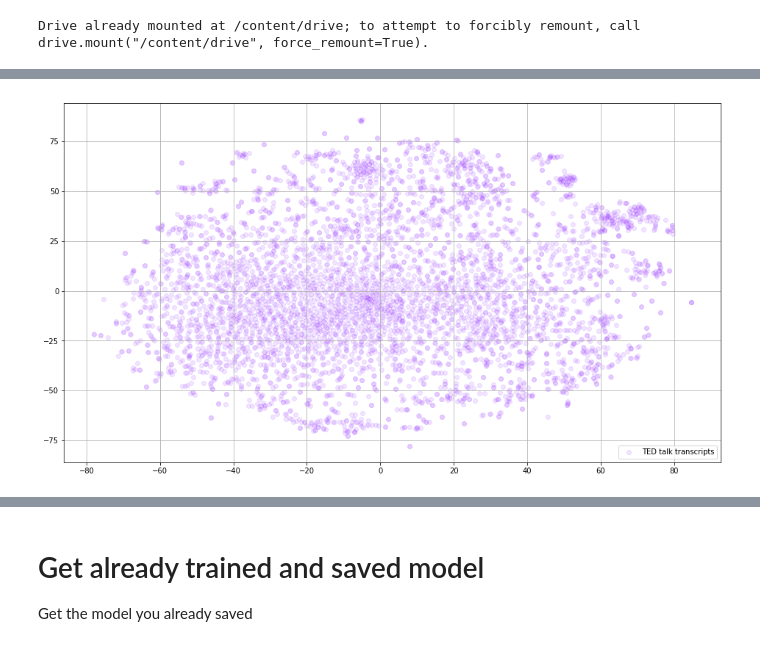
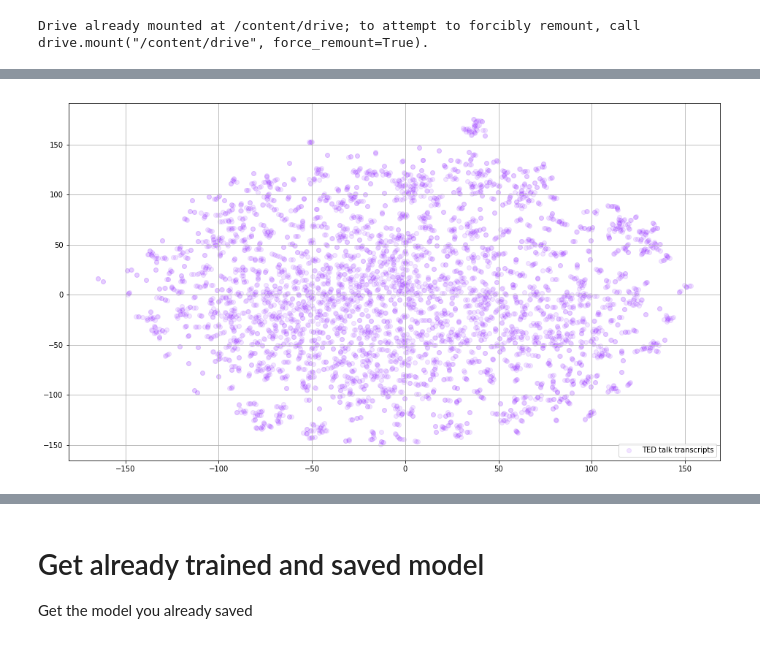
Before and after one commit to mekiii/word2vec, a Jupyter notebook: word_embeddings_2.ipynb, the cells around one changed output, grey strips where cells are left out. Cells and saved outputs as stored; diff of their text form; code cells hidden in the pictures.

```diff
--- a/word_embeddings_2.ipynb
+++ b/word_embeddings_2.ipynb
@@ -371,35 +348,35 @@ INFO - 11:04:52: saved /content/drive/My Drive/Colab Notebooks/word2vec-50size.m
 from sklearn.manifold import TSNE
 import numpy as np
 import matplotlib.pyplot as plt
 import matplotlib.cm as cm
 % matplotlib inline
 
 words_ak = []
 embeddings_ak = []
 for word in list(w2v_model.wv.vocab):
     embeddings_ak.append(w2v_model.wv[word])
     words_ak.append(word)
 
-tsne_ak_2d = TSNE(perplexity=30, n_components=2, init='pca', n_iter=3500, random_state=32)
+tsne_ak_2d = TSNE(perplexity=5, n_components=2, init='pca', n_iter=3500, random_state=32)
 embeddings_ak_2d = tsne_ak_2d.fit_transform(embeddings_ak)
 
 def tsne_plot_2d(label, embeddings, words=[], a=1):
     plt.figure(figsize=(16, 9))
     colors = cm.rainbow(np.linspace(0, 1, 1))
     x = embeddings[:,0]
     y = embeddings[:,1]
     plt.scatter(x, y, c=colors, alpha=a, label=label)
     for i, word in enumerate(words):
         plt.annotate(word, alpha=0.3, xy=(x[i], y[i]), xytext=(5, 2),
                      textcoords='offset points', ha='right', va='bottom', size=10)
     plt.legend(loc=4)
     plt.grid(True)
     plt.savefig("hhh.png", format='png', dpi=150, bbox_inches='tight')
     plt.show()
 
 tsne_plot_2d('TED talk transcripts', embeddings_ak_2d, a=0.1)
 # %% [output]
-[figure, old version]
+[figure, new version]
 # %%
 keys = ['food', 'economy', 'love', 'technology', 'happiness']
 
```
Also changed, not shown: parts of 17 cells of this notebook.
